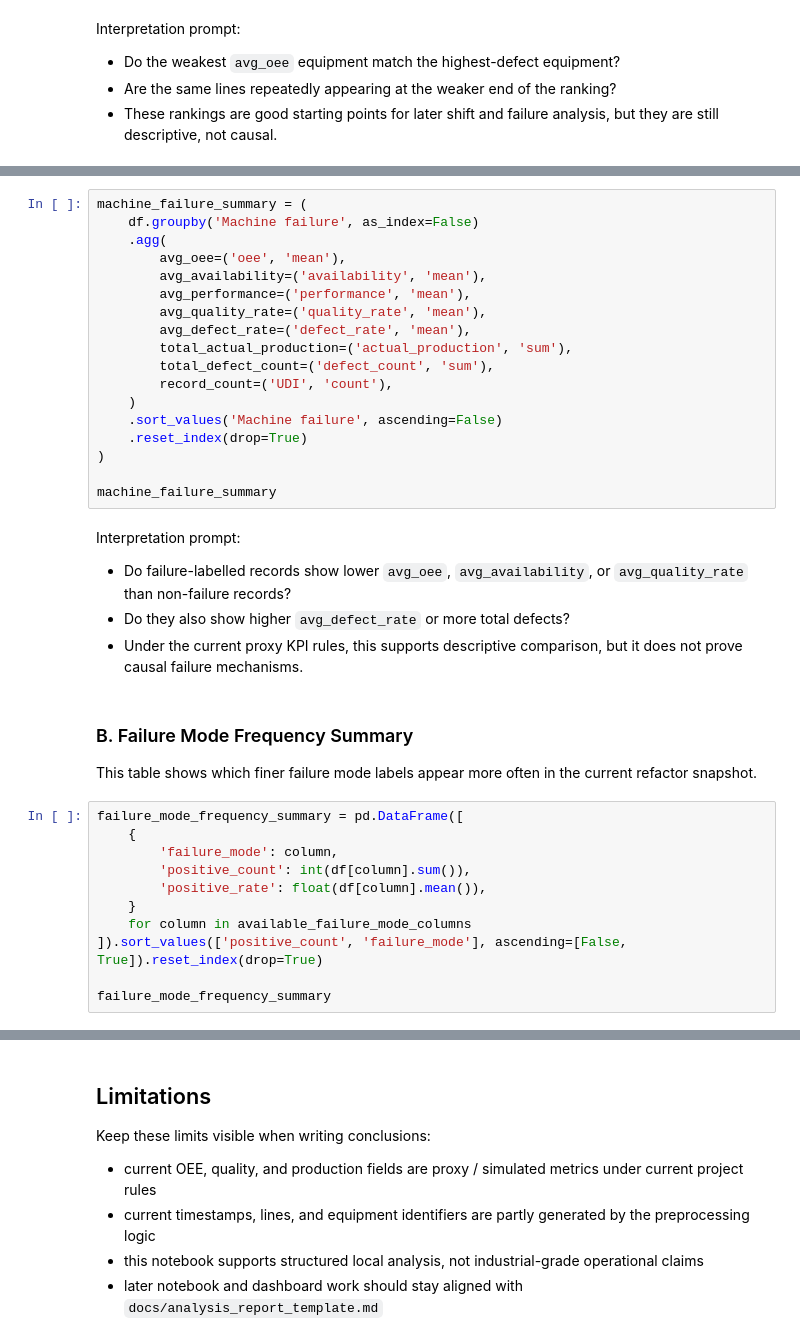
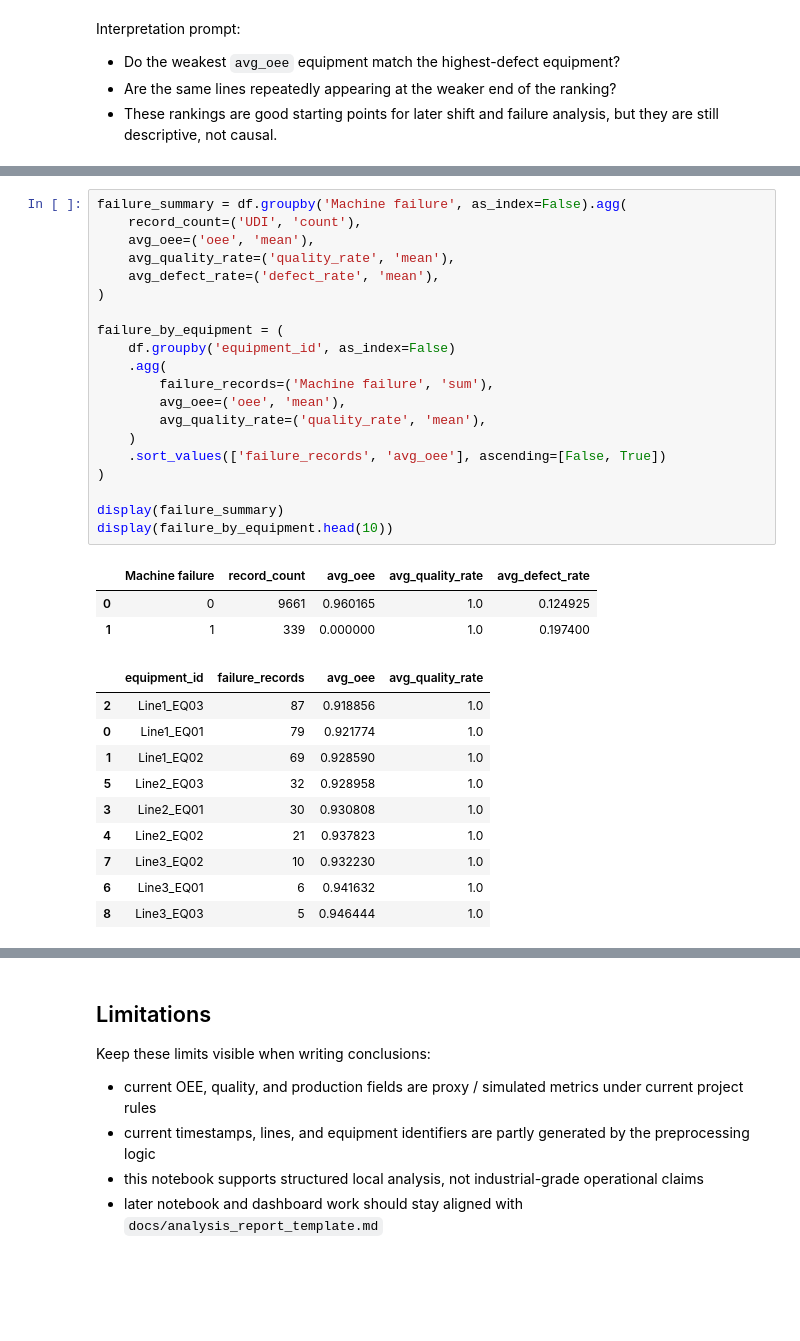
Before and after one commit to lmj5201314love/My-first-project, a Jupyter notebook: notebooks/01_eda_skeleton.ipynb, the cells around one changed output, grey strips where cells are left out. Drawn from its saved outputs; the diff is of its cells as text; blank space fills up the shorter version.

```diff
--- a/notebooks/01_eda_skeleton.ipynb
+++ b/notebooks/01_eda_skeleton.ipynb
@@ -328,39 +366,34 @@ Suggested reading habit:
 # %%
-machine_failure_summary = (
-    df.groupby('Machine failure', as_index=False)
-    .agg(
-        avg_oee=('oee', 'mean'),
-        avg_availability=('availability', 'mean'),
-        avg_performance=('performance', 'mean'),
-        avg_quality_rate=('quality_rate', 'mean'),
-        avg_defect_rate=('defect_rate', 'mean'),
-        total_actual_production=('actual_production', 'sum'),
-        total_defect_count=('defect_count', 'sum'),
-        record_count=('UDI', 'count'),
-    )
-    .sort_values('Machine failure', ascending=False)
-    .reset_index(drop=True)
+failure_summary = df.groupby('Machine failure', as_index=False).agg(
+    record_count=('UDI', 'count'),
+    avg_oee=('oee', 'mean'),
+    avg_quality_rate=('quality_rate', 'mean'),
+    avg_defect_rate=('defect_rate', 'mean'),
 )
 
-machine_failure_summary
+failure_by_equipment = (
+    df.groupby('equipment_id', as_index=False)
+    .agg(
+        failure_records=('Machine failure', 'sum'),
+        avg_oee=('oee', 'mean'),
+        avg_quality_rate=('quality_rate', 'mean'),
+    )
+    .sort_values(['failure_records', 'avg_oee'], ascending=[False, True])
+)
+
+display(failure_summary)
+display(failure_by_equipment.head(10))
+# %% [output]
+|  | Machine failure | record_count | avg_oee | avg_quality_rate | avg_defect_rate |
+| 0 | 0 | 9661 | 0.960165 | 1.0 | 0.124925 |
+| 1 | 1 | 339 | 0.000000 | 1.0 | 0.197400 |
+|  | equipment_id | failure_records | avg_oee | avg_quality_rate |
+| 2 | Line1_EQ03 | 87 | 0.918856 | 1.0 |
+| 0 | Line1_EQ01 | 79 | 0.921774 | 1.0 |
+| 1 | Line1_EQ02 | 69 | 0.928590 | 1.0 |
+| 5 | Line2_EQ03 | 32 | 0.928958 | 1.0 |
+| 3 | Line2_EQ01 | 30 | 0.930808 | 1.0 |
+| 4 | Line2_EQ02 | 21 | 0.937823 | 1.0 |
+| 7 | Line3_EQ02 | 10 | 0.932230 | 1.0 |
+| 6 | Line3_EQ01 | 6 | 0.941632 | 1.0 |
+| 8 | Line3_EQ03 | 5 | 0.946444 | 1.0 |
-# %% [markdown]
-Interpretation prompt:
-
-- Do failure-labelled records show lower `avg_oee`, `avg_availability`, or `avg_quality_rate` than non-failure records?
-- Do they also show higher `avg_defect_rate` or more total defects?
-- Under the current proxy KPI rules, this supports descriptive comparison, but it does not prove causal failure mechanisms.
-# %% [markdown]
-### B. Failure Mode Frequency Summary
-
-This table shows which finer failure mode labels appear more often in the current refactor snapshot.
-# %%
-failure_mode_frequency_summary = pd.DataFrame([
-    {
-        'failure_mode': column,
-        'positive_count': int(df[column].sum()),
-        'positive_rate': float(df[column].mean()),
-    }
-    for column in available_failure_mode_columns
-]).sort_values(['positive_count', 'failure_mode'], ascending=[False, True]).reset_index(drop=True)
-
-failure_mode_frequency_summary
```
Also changed, not shown: parts of 48 cells of this notebook.
